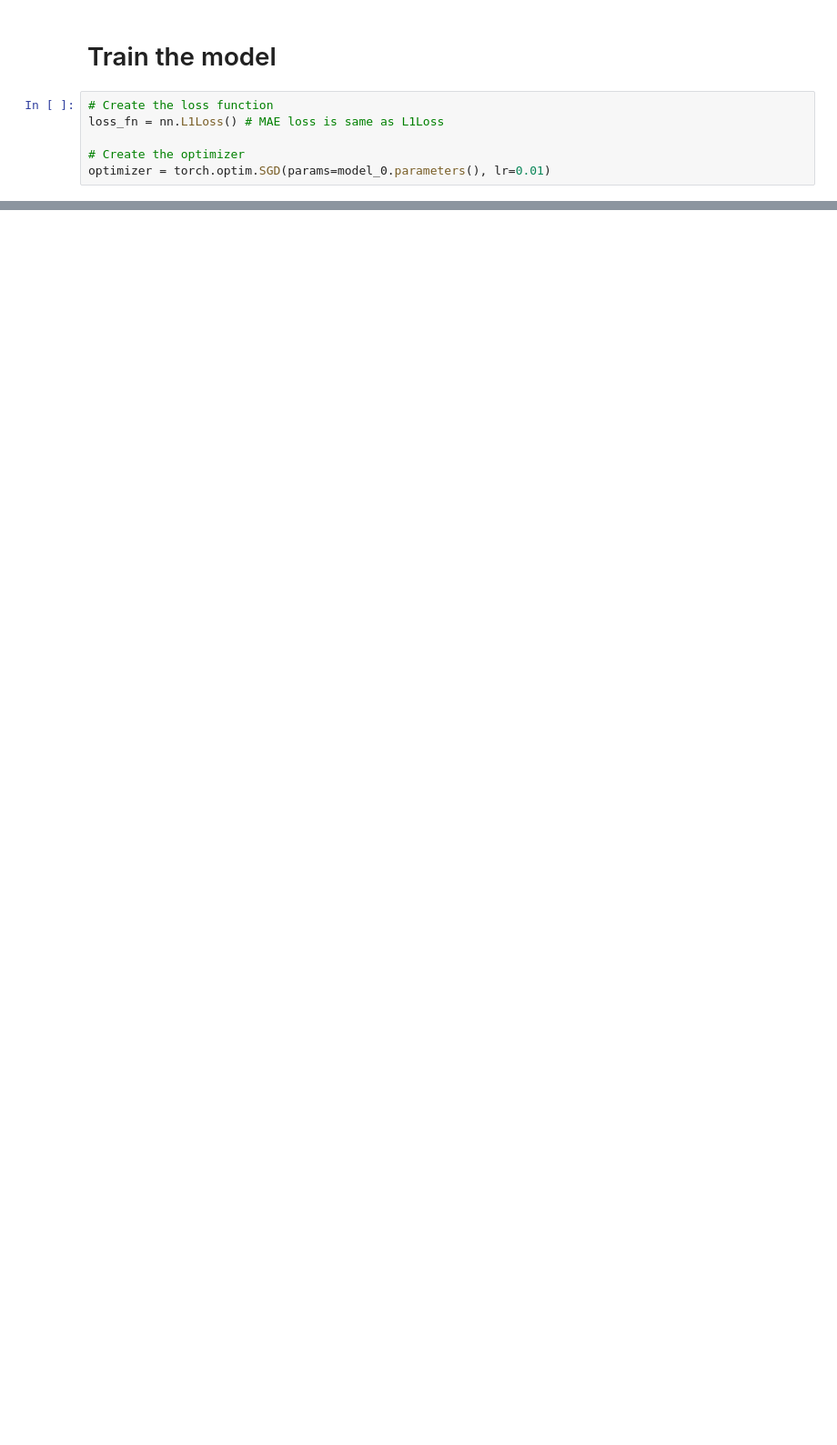
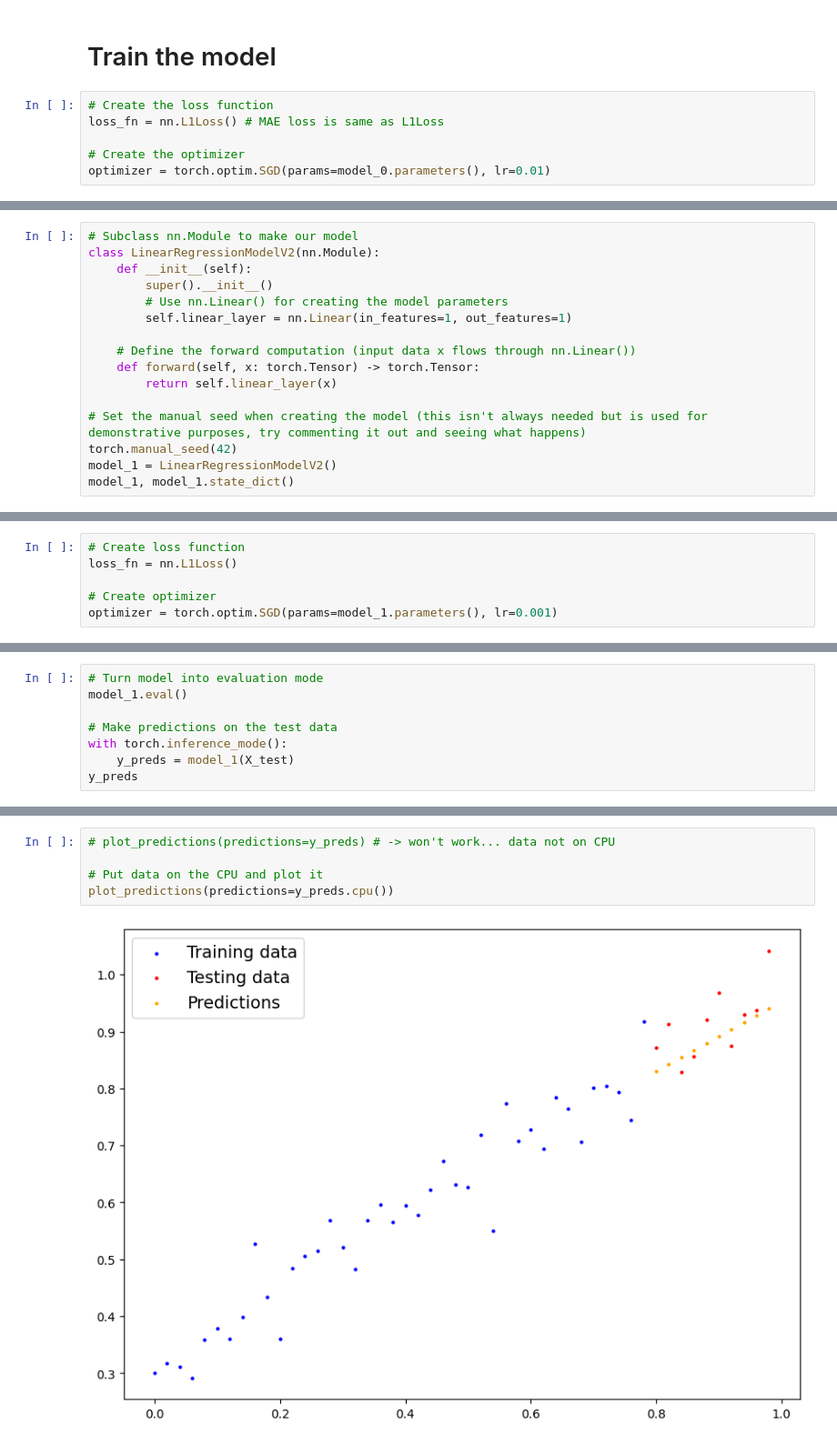
Before and after one commit to NicolasMafla/pytorch-hands-on, a Jupyter notebook: intermediate/00-pytorch-workflow.ipynb, the cells around one changed output, grey strips where cells are left out. Shown: that part at 91% size. Drawn from its saved outputs; the diff is of its cells as text; blank space fills up the shorter version.

```diff
--- a/intermediate/00-pytorch-workflow.ipynb
+++ b/intermediate/00-pytorch-workflow.ipynb
@@ -267,0 +400,16 @@ OrderedDict([('weights', tensor([0.6448])), ('bias', tensor([0.3145]))])
+# %%
+# Subclass nn.Module to make our model
+class LinearRegressionModelV2(nn.Module):
+    def __init__(self):
+        super().__init__()
+        # Use nn.Linear() for creating the model parameters
+        self.linear_layer = nn.Linear(in_features=1, out_features=1)
+
+    # Define the forward computation (input data x flows through nn.Linear())
+    def forward(self, x: torch.Tensor) -> torch.Tensor:
+        return self.linear_layer(x)
+
+# Set the manual seed when creating the model (this isn't always needed but is used for demonstrative purposes, try commenting it out and seeing what happens)
+torch.manual_seed(42)
+model_1 = LinearRegressionModelV2()
+model_1, model_1.state_dict()
@@ -267,0 +433,6 @@ OrderedDict([('weights', tensor([0.6448])), ('bias', tensor([0.3145]))])
+# %%
+# Create loss function
+loss_fn = nn.L1Loss()
+
+# Create optimizer
+optimizer = torch.optim.SGD(params=model_1.parameters(), lr=0.001)
@@ -267,0 +507,8 @@ OrderedDict([('weights', tensor([0.6448])), ('bias', tensor([0.3145]))])
+# %%
+# Turn model into evaluation mode
+model_1.eval()
+
+# Make predictions on the test data
+with torch.inference_mode():
+    y_preds = model_1(X_test)
+y_preds
@@ -267,0 +526,7 @@ OrderedDict([('weights', tensor([0.6448])), ('bias', tensor([0.3145]))])
+# %%
+# plot_predictions(predictions=y_preds) # -> won't work... data not on CPU
+
+# Put data on the CPU and plot it
+plot_predictions(predictions=y_preds.cpu())
+# %% [output]
+[figure, added]
```
Also changed, not shown: parts of 28 cells of this notebook, 1 other file.
